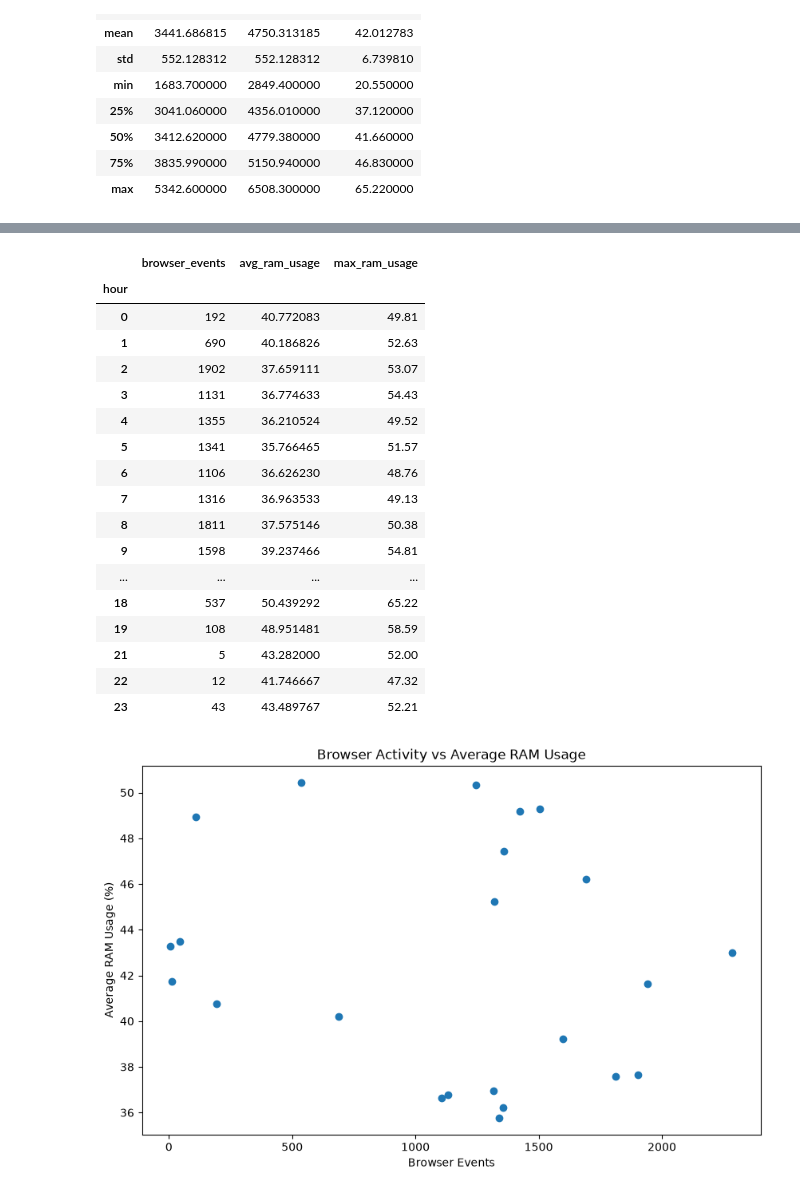
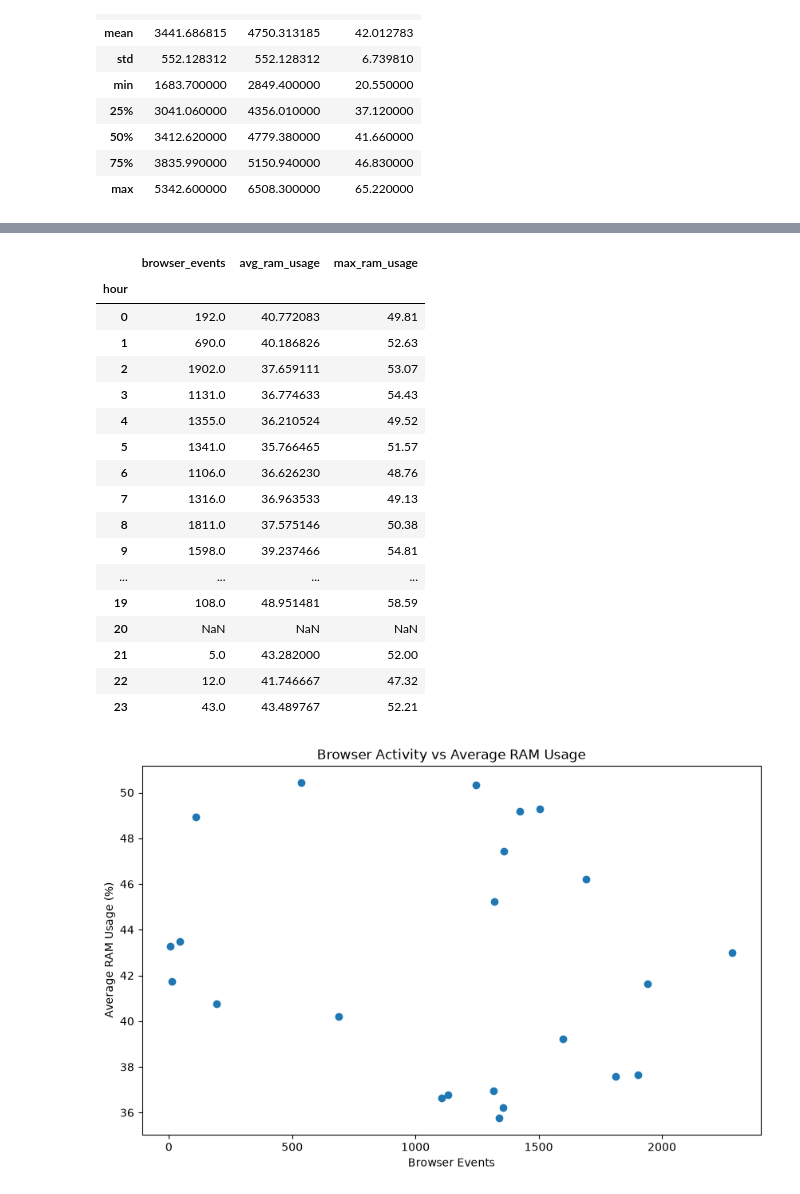
Before and after one commit to abishek-murugan/Intelligent-Browser-Behavior-Analytics-Platform, a Jupyter notebook: notebooks/01_eda_browser_ram.ipynb, the cells around one changed output, grey strips where cells are left out. Saved outputs shown, nothing was run; the diff lists cells and outputs as text; code cells hidden in the pictures.

```diff
--- a/notebooks/01_eda_browser_ram.ipynb
+++ b/notebooks/01_eda_browser_ram.ipynb
@@ -12,8 +46,6 @@ plt.rcParams["figure.figsize"] = (12, 6)
 # %%
-DATA_PATH = Path("../data/silver/browser_ram_aligned.parquet")
+events = pd.read_parquet(paths["browser_ram_categorized"])
 
-df = pd.read_parquet(DATA_PATH)
-
-print(f"Shape: {df.shape}")
-df.head()
+print(f"Shape: {events.shape}")
+events.head()
 # %% [output]
@@ -46,13 +79,15 @@ memory usage: 14.0 MB
 # %%
-df["timestamp"] = pd.to_datetime(
-    df["timestamp"],
+events = events.copy()
+
+events["timestamp"] = pd.to_datetime(
+    events["timestamp"],
     utc=True,
 )
 
-df["hour"] = df["timestamp"].dt.hour
-df["day_of_week"] = df["timestamp"].dt.day_name()
-df["date"] = df["timestamp"].dt.date
-df["day_of_week_num"] = df["timestamp"].dt.dayofweek
+events["hour"] = events["timestamp"].dt.hour
+events["day_of_week"] = events["timestamp"].dt.day_name()
+events["date"] = events["timestamp"].dt.date
+events["day_of_week_num"] = events["timestamp"].dt.dayofweek
 # %% [markdown]
 # Temporal Distribution
 # %%
@@ -426,34 +560,35 @@ plt.show()
 # %%
-# browsing activity vs ram usage
+# Browsing activity vs RAM usage per hour.
 hourly_behavior = (
-    df.groupby("hour")
+    events.groupby("hour")
     .agg(
         browser_events=("timestamp", "size"),
         avg_ram_usage=("usage_percent", "mean"),
         max_ram_usage=("usage_percent", "max"),
     )
+    .reindex(range(24))
 )
 
 hourly_behavior
 # %% [output]
 |  | browser_events | avg_ram_usage | max_ram_usage |
 | hour |  |  |  |
-| 0 | 192 | 40.772083 | 49.81 |
-| 1 | 690 | 40.186826 | 52.63 |
-| 2 | 1902 | 37.659111 | 53.07 |
-| 3 | 1131 | 36.774633 | 54.43 |
-| 4 | 1355 | 36.210524 | 49.52 |
-| 5 | 1341 | 35.766465 | 51.57 |
-| 6 | 1106 | 36.626230 | 48.76 |
-| 7 | 1316 | 36.963533 | 49.13 |
-| 8 | 1811 | 37.575146 | 50.38 |
-| 9 | 1598 | 39.237466 | 54.81 |
+| 0 | 192.0 | 40.772083 | 49.81 |
+| 1 | 690.0 | 40.186826 | 52.63 |
+| 2 | 1902.0 | 37.659111 | 53.07 |
+| 3 | 1131.0 | 36.774633 | 54.43 |
+| 4 | 1355.0 | 36.210524 | 49.52 |
+| 5 | 1341.0 | 35.766465 | 51.57 |
+| 6 | 1106.0 | 36.626230 | 48.76 |
+| 7 | 1316.0 | 36.963533 | 49.13 |
+| 8 | 1811.0 | 37.575146 | 50.38 |
+| 9 | 1598.0 | 39.237466 | 54.81 |
 | ... | ... | ... | ... |
-| 18 | 537 | 50.439292 | 65.22 |
-| 19 | 108 | 48.951481 | 58.59 |
-| 21 | 5 | 43.282000 | 52.00 |
-| 22 | 12 | 41.746667 | 47.32 |
-| 23 | 43 | 43.489767 | 52.21 |
+| 19 | 108.0 | 48.951481 | 58.59 |
+| 20 | NaN | NaN | NaN |
+| 21 | 5.0 | 43.282000 | 52.00 |
+| 22 | 12.0 | 41.746667 | 47.32 |
+| 23 | 43.0 | 43.489767 | 52.21 |
 # %%
 plt.figure(figsize=(10, 6))
 
```
Also changed, not shown: parts of 57 cells of this notebook, 2 other files.
